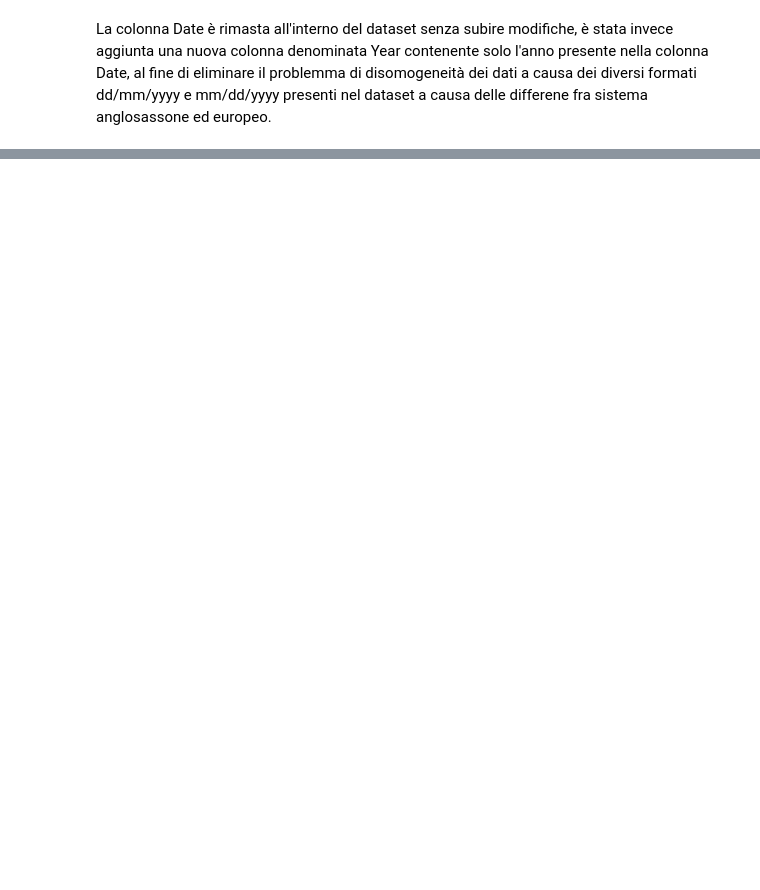
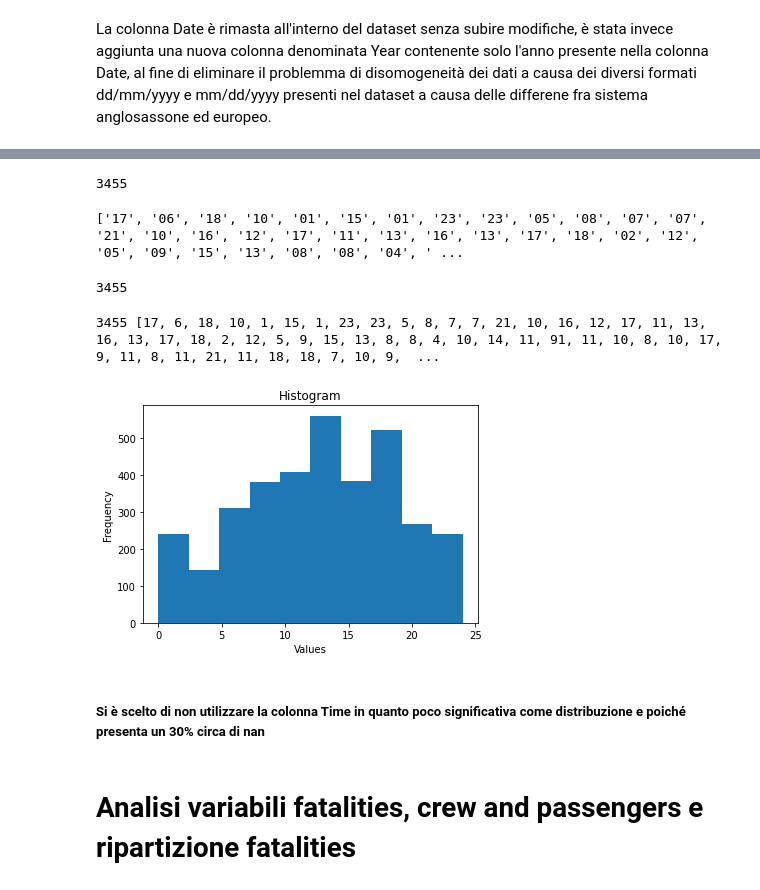
Before and after one commit to GabrieleLobina/network-project, a Jupyter notebook: Airplane_crashes.ipynb, the cells around one changed output, grey strips where cells are left out. Cells and saved outputs as stored; diff of their text form; code cells hidden in the pictures; blank space fills up the shorter version.

Commit message:
Lavoro su fatalities

```diff
--- a/Airplane_crashes.ipynb
+++ b/Airplane_crashes.ipynb
@@ -414,0 +474,57 @@ La colonna Date è rimasta all'interno del dataset senza subire modifiche, è st
+# %%
+bb= 0
+for i in dataset.Time :
+        if type(i) == str:
+            bb = bb+1
+print(bb)
+# %% [output]
+3455
+# %%
+new_ore = []
+for i in ore:
+    #print(i,re.sub(rf"[:].*","",i))
+    #i = (re.sub(rf"[:].*","",i))
+    new_ore.append(re.sub(rf"[:].*","",i))
+print(new_ore,len(new_ore))
+# %% [output]
+['17', '06', '18', '10', '01', '15', '01', '23', '23', '05', '08', '07', '07', '21', '10', '16', '12', '17', '11', '13', '16', '13', '17', '18', '02', '12', '05', '09', '15', '13', '08', '08', '04', ' ...
+# %%
+f=0
+for i in new_ore:
+    i=int(i)
+    f=f+1
+    #print(i,type(i))
+print(f)
+# %% [output]
+3455
+# %%
+int_ore=[]
+for i in new_ore:
+    int_ore.append(int(i))
+print(len(int_ore),int_ore,type(int_ore[2]))
+# %% [output]
+3455 [17, 6, 18, 10, 1, 15, 1, 23, 23, 5, 8, 7, 7, 21, 10, 16, 12, 17, 11, 13, 16, 13, 17, 18, 2, 12, 5, 9, 15, 13, 8, 8, 4, 10, 14, 11, 91, 11, 10, 8, 10, 17, 9, 11, 8, 11, 21, 11, 18, 18, 7, 10, 9,  ...
+# %%
+new_int_ore=[]
+for i in int_ore:
+    if i == 90:
+        i = 9
+        new_int_ore.append(i)
+    elif i == 91:
+        i=19
+        new_int_ore.append(i)
+    else:
+        new_int_ore.append(i)
+# %%
+patches=plt.hist(new_int_ore)
+
+plt.xlabel("Values")
+plt.ylabel("Frequency")
+plt.title("Histogram")
+plt.show()
+# %% [output]
+[figure, added]
+# %% [markdown]
+##### Si è scelto di non utilizzare la colonna Time in quanto poco significativa come distribuzione e poiché presenta un 30% circa di nan
+# %% [markdown]
+# Analisi variabili fatalities, crew and passengers e ripartizione fatalities
```
Also changed, not shown: parts of 54 cells of this notebook.
